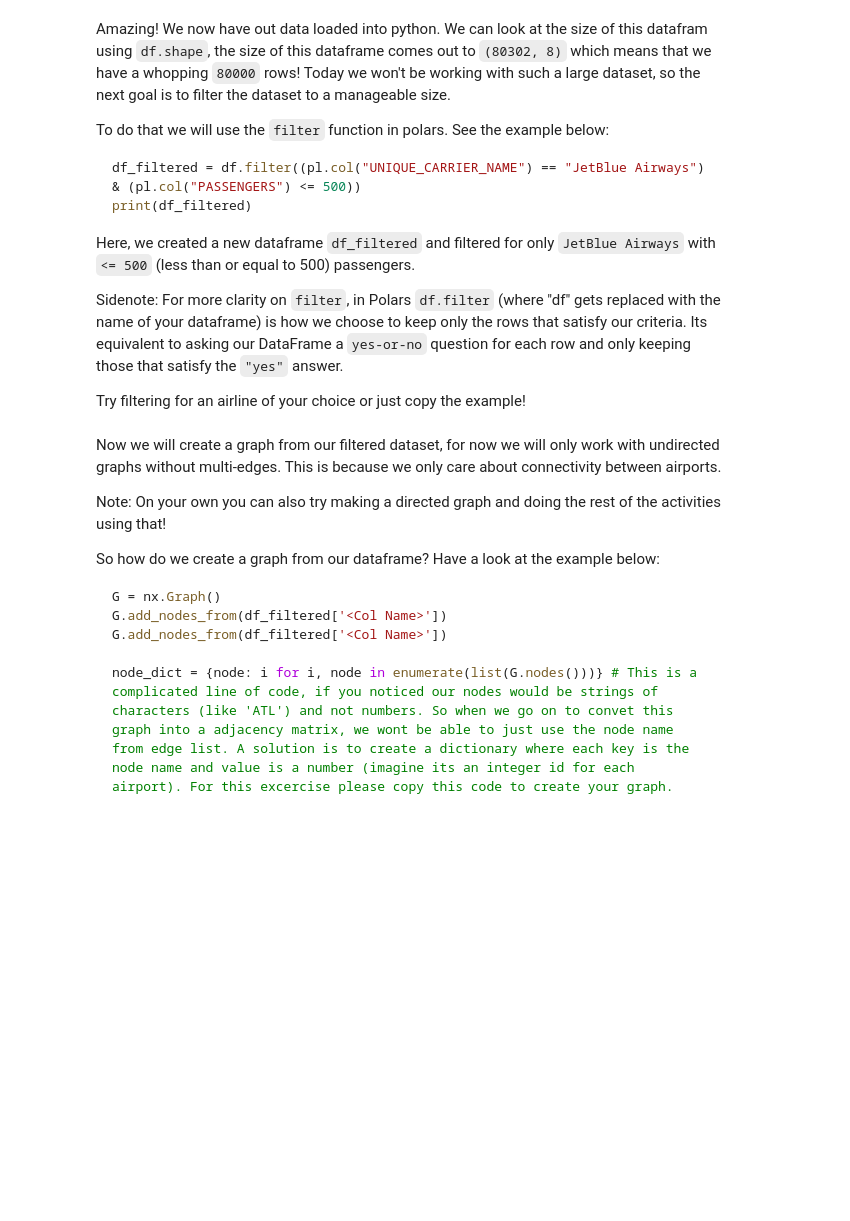
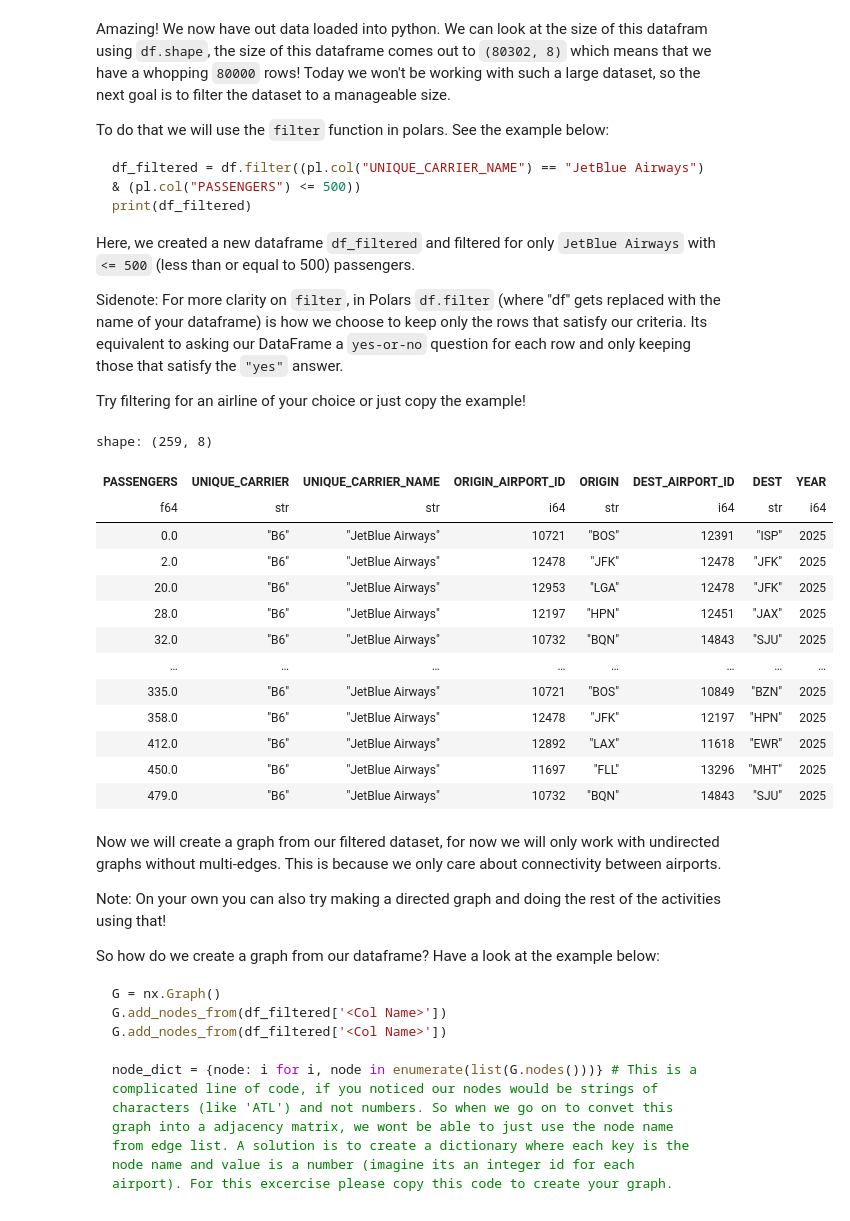
Before and after one commit to rahulsunilkumar/BIOL4559homework, a Jupyter notebook: lab-04.ipynb, the cells around one changed output. Cells and saved outputs as stored; diff of their text form; code cells hidden in the pictures; blank space fills up the shorter version.

```diff
--- a/lab-04.ipynb
+++ b/lab-04.ipynb
@@ -58,6 +83,24 @@ Here, we created a new dataframe `df_filtered` and filtered for only `JetBlue Ai
 Sidenote: For more clarity on `filter`, in Polars `df.filter` (where "df" gets replaced with the name of your dataframe) is how we choose to keep only the rows that satisfy our criteria. Its equivalent to asking our DataFrame a `yes-or-no` question for each row and only keeping those that satisfy the `"yes"` answer.
 
 Try filtering for an airline of your choice or just copy the example!
+# %%
+df_filtered = df.filter((pl.col("UNIQUE_CARRIER_NAME") == "JetBlue Airways") & (pl.col("PASSENGERS") <= 500))
+df_filtered
+# %% [output]
+shape: (259, 8)
+| PASSENGERS | UNIQUE_CARRIER | UNIQUE_CARRIER_NAME | ORIGIN_AIRPORT_ID | ORIGIN | DEST_AIRPORT_ID | DEST | YEAR |
+| f64 | str | str | i64 | str | i64 | str | i64 |
+| 0.0 | "B6" | "JetBlue Airways" | 10721 | "BOS" | 12391 | "ISP" | 2025 |
+| 2.0 | "B6" | "JetBlue Airways" | 12478 | "JFK" | 12478 | "JFK" | 2025 |
+| 20.0 | "B6" | "JetBlue Airways" | 12953 | "LGA" | 12478 | "JFK" | 2025 |
+| 28.0 | "B6" | "JetBlue Airways" | 12197 | "HPN" | 12451 | "JAX" | 2025 |
+| 32.0 | "B6" | "JetBlue Airways" | 10732 | "BQN" | 14843 | "SJU" | 2025 |
+| … | … | … | … | … | … | … | … |
+| 335.0 | "B6" | "JetBlue Airways" | 10721 | "BOS" | 10849 | "BZN" | 2025 |
+| 358.0 | "B6" | "JetBlue Airways" | 12478 | "JFK" | 12197 | "HPN" | 2025 |
+| 412.0 | "B6" | "JetBlue Airways" | 12892 | "LAX" | 11618 | "EWR" | 2025 |
+| 450.0 | "B6" | "JetBlue Airways" | 11697 | "FLL" | 13296 | "MHT" | 2025 |
+| 479.0 | "B6" | "JetBlue Airways" | 10732 | "BQN" | 14843 | "SJU" | 2025 |
 # %% [markdown]
 Now we will create a graph from our filtered dataset, for now we will only work with undirected graphs without multi-edges. This is because we only care about connectivity between airports.
 
```
Also changed, not shown: parts of 8 cells of this notebook.
